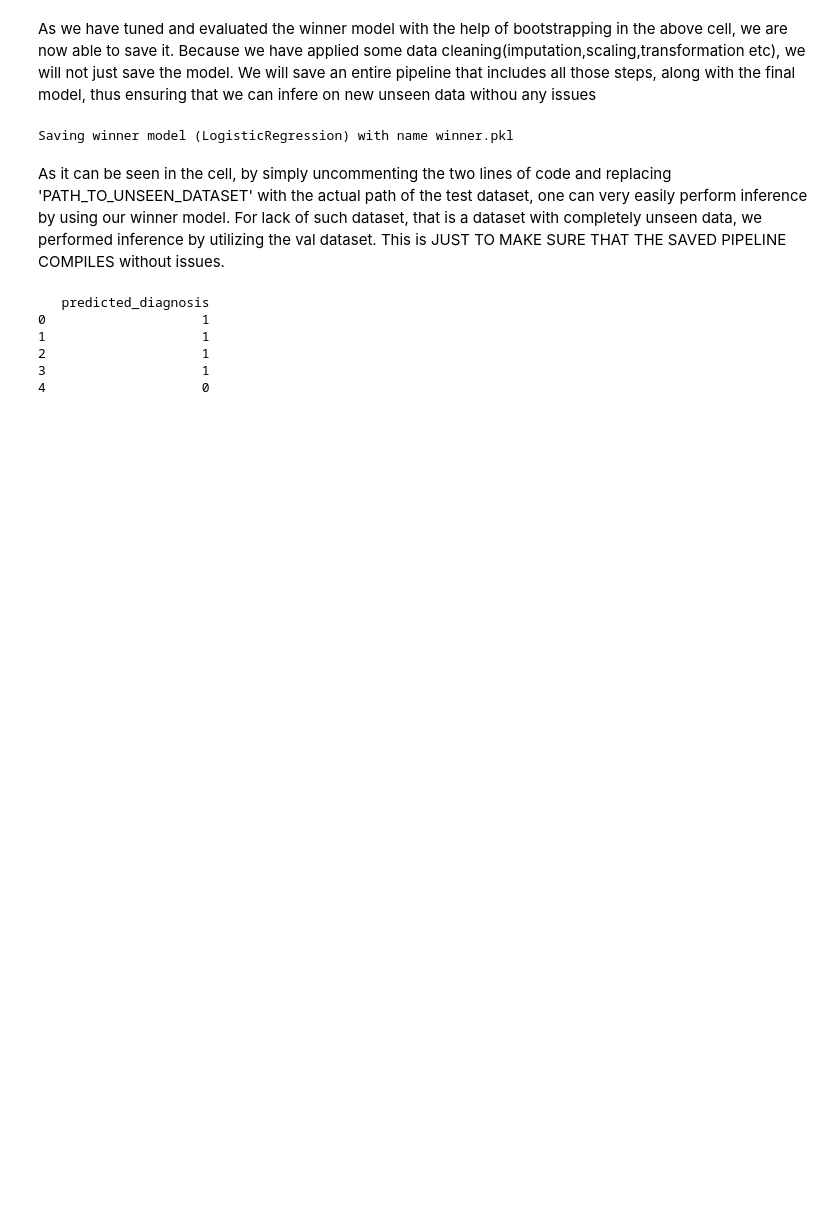
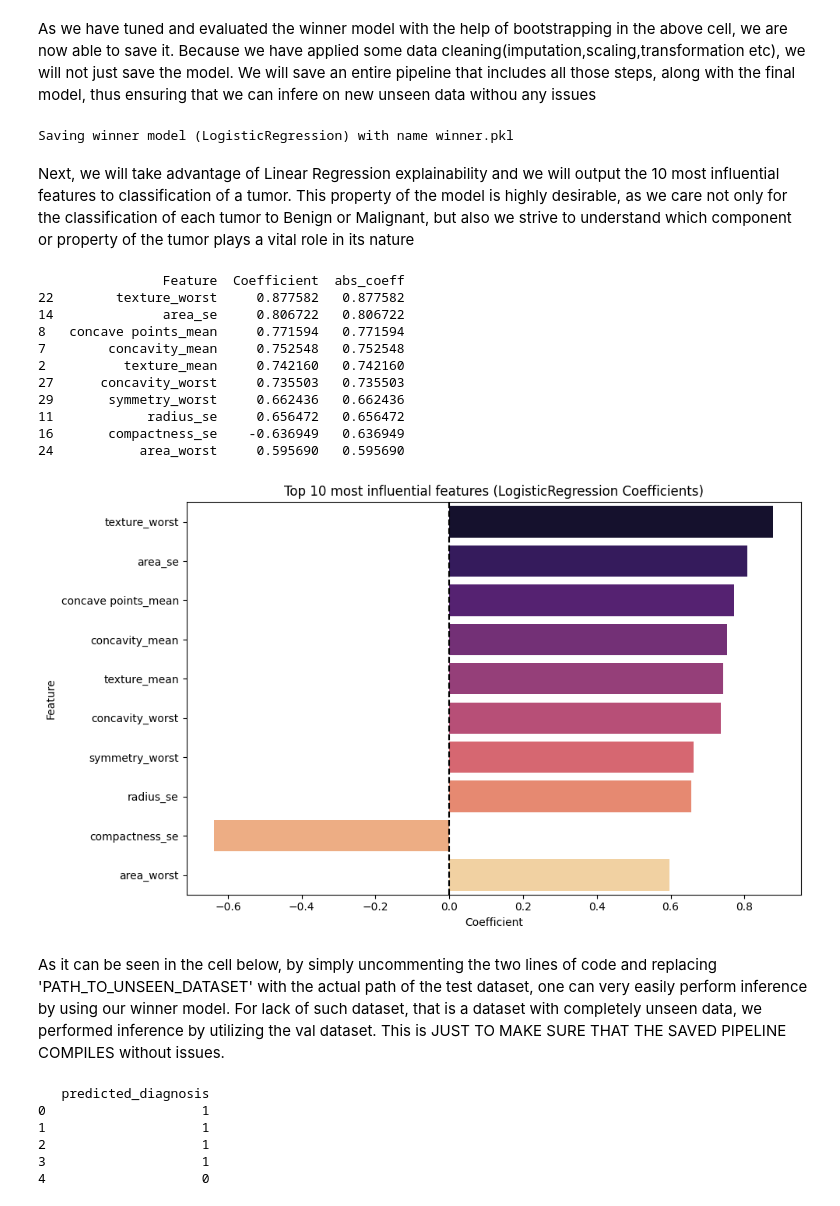
Before and after one commit to vex-me-not/Assignment-2, a Jupyter notebook: notebooks/model_eval.ipynb, the cells around one changed output. Cells and saved outputs as stored; diff of their text form; code cells hidden in the pictures; blank space fills up the shorter version.

Commit message:
most influential components LR

```diff
--- a/notebooks/model_eval.ipynb
+++ b/notebooks/model_eval.ipynb
@@ -139,8 +142,28 @@ As we have tuned and evaluated the winner model with the help of bootstrapping i
 save_winner(path='../data/breast_cancer.csv',winner=tuned_winner_complete,winner_name=winner[0])
 # %% [output]
 Saving winner model (LogisticRegression) with name winner.pkl
+# %% [markdown]
+Next, we will take advantage of Linear Regression explainability and we will output the 10 most influential features to classification of a tumor. This property of the model is highly desirable, as we care not only for the classification of each tumor to Benign or Malignant, but also we strive to understand which component or property of the tumor plays a vital role in its nature
+# %%
+x,y=keep_features(data_df=df_complete)
+features=x.columns
+
+top_coefficients_winner(top=10,names=features)
+# %% [output]
+                Feature  Coefficient  abs_coeff
+22        texture_worst     0.877582   0.877582
+14              area_se     0.806722   0.806722
+8   concave points_mean     0.771594   0.771594
+7        concavity_mean     0.752548   0.752548
+2          texture_mean     0.742160   0.742160
+27      concavity_worst     0.735503   0.735503
+29       symmetry_worst     0.662436   0.662436
+11            radius_se     0.656472   0.656472
+16       compactness_se    -0.636949   0.636949
+24           area_worst     0.595690   0.595690
+[figure, added]
 # %% [markdown]
-As it can be seen in the cell, by simply uncommenting the two lines of code and replacing 'PATH_TO_UNSEEN_DATASET' with the actual path of the test dataset, one can very easily perform inference by using our winner model. For lack of such dataset, that is a dataset with completely unseen data, we performed inference by utilizing the val dataset. This is JUST TO MAKE SURE THAT THE SAVED PIPELINE COMPILES without issues.
+As it can be seen in the cell below, by simply uncommenting the two lines of code and replacing 'PATH_TO_UNSEEN_DATASET' with the actual path of the test dataset, one can very easily perform inference by using our winner model. For lack of such dataset, that is a dataset with completely unseen data, we performed inference by utilizing the val dataset. This is JUST TO MAKE SURE THAT THE SAVED PIPELINE COMPILES without issues.
 # %%
 # to perform inference, uncomment the following lines and replace PATH_TO_UNSEEN_DATASET with the proper path
 # unseen_path='PATH_TO_UNSEEN_DATASET'
```
Also changed, not shown: parts of 1 cell of this notebook, 2 other files.
